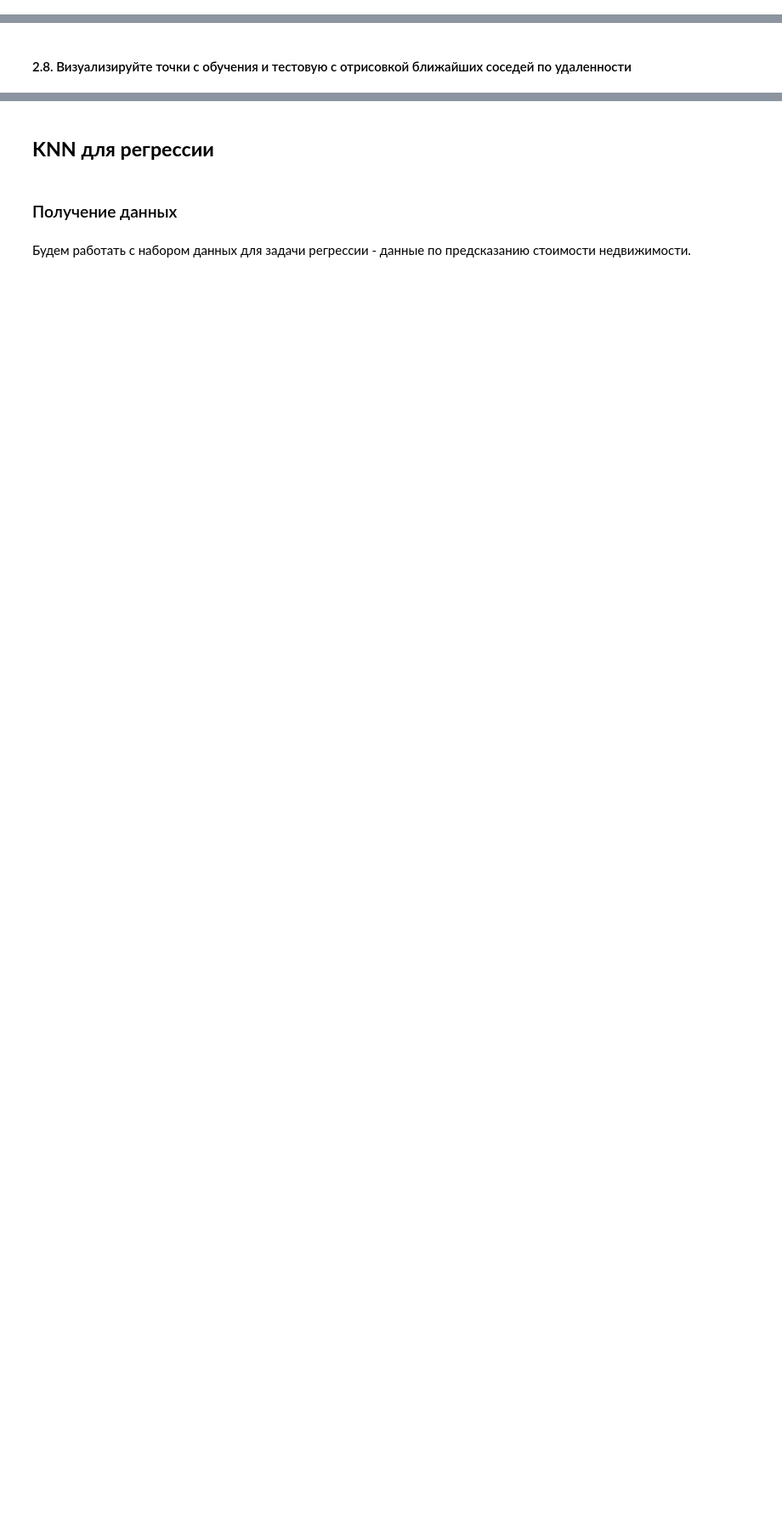
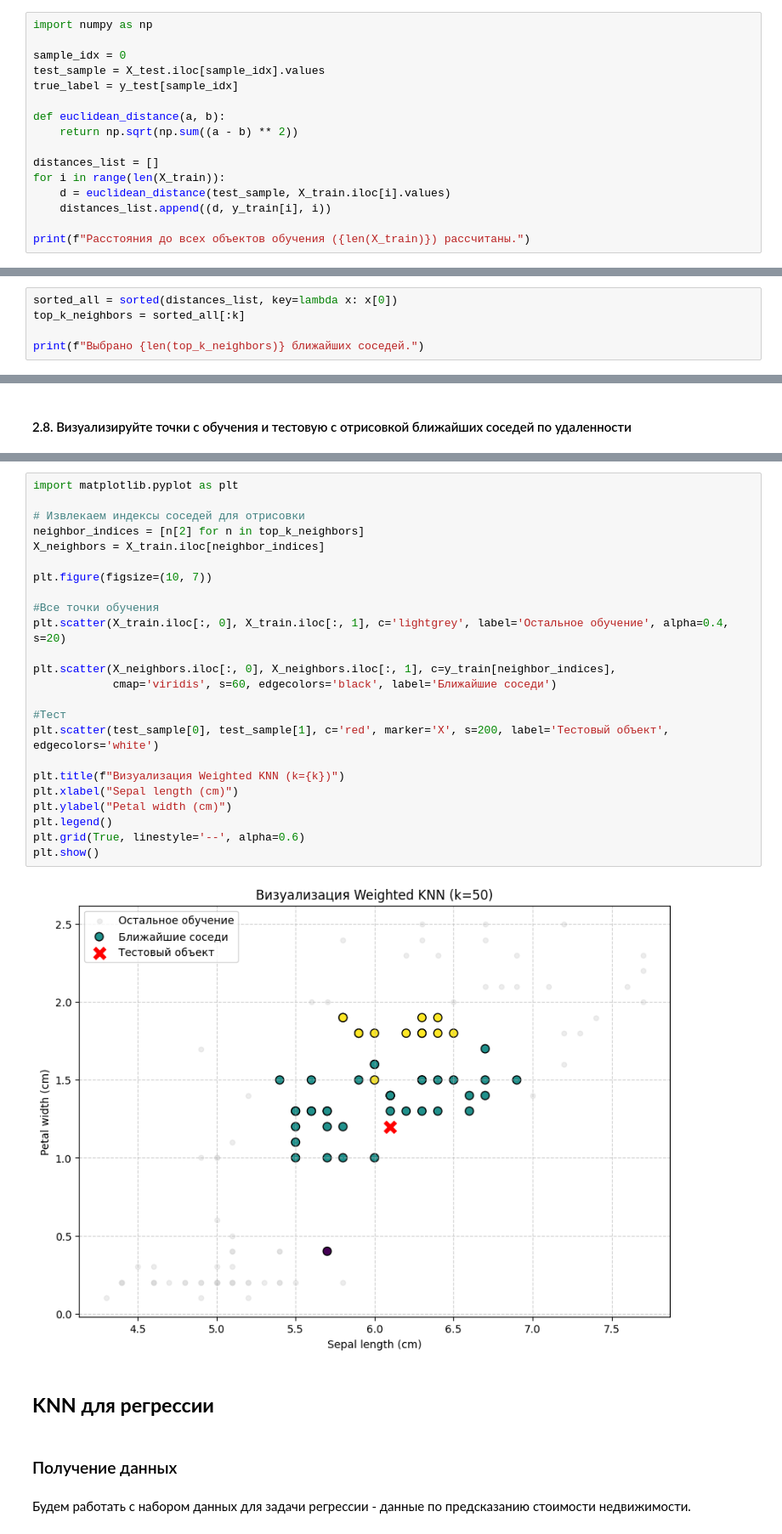
Before and after one commit to fruct49/ml_practice, a Jupyter notebook: Практическая_работа_4_Метод_K_ближайших_соседей.ipynb, the cells around one changed output, grey strips where cells are left out. Shown at 85% size. Cells and saved outputs as stored; diff of their text form; blank space fills up the shorter version.

```diff
--- a/Практическая_работа_4_Метод_K_ближайших_соседей.ipynb
+++ b/Практическая_работа_4_Метод_K_ближайших_соседей.ipynb
@@ -448,0 +611,16 @@ y
+# %%
+import numpy as np
+
+sample_idx = 0
+test_sample = X_test.iloc[sample_idx].values
+true_label = y_test[sample_idx]
+
+def euclidean_distance(a, b):
+    return np.sqrt(np.sum((a - b) ** 2))
+
+distances_list = []
+for i in range(len(X_train)):
+    d = euclidean_distance(test_sample, X_train.iloc[i].values)
+    distances_list.append((d, y_train[i], i))
+
+print(f"Расстояния до всех объектов обучения ({len(X_train)}) рассчитаны.")
@@ -452,0 +631,5 @@ y
+# %%
+sorted_all = sorted(distances_list, key=lambda x: x[0])
+top_k_neighbors = sorted_all[:k]
+
+print(f"Выбрано {len(top_k_neighbors)} ближайших соседей.")
@@ -471,3 +679,29 @@ y
+# %%
+import matplotlib.pyplot as plt
+
+# Извлекаем индексы соседей для отрисовки
+neighbor_indices = [n[2] for n in top_k_neighbors]
+X_neighbors = X_train.iloc[neighbor_indices]
+
+plt.figure(figsize=(10, 7))
+
+#Все точки обучения
+plt.scatter(X_train.iloc[:, 0], X_train.iloc[:, 1], c='lightgrey', label='Остальное обучение', alpha=0.4, s=20)
+
+plt.scatter(X_neighbors.iloc[:, 0], X_neighbors.iloc[:, 1], c=y_train[neighbor_indices],
+            cmap='viridis', s=60, edgecolors='black', label='Ближайшие соседи')
+
+#Тест
+plt.scatter(test_sample[0], test_sample[1], c='red', marker='X', s=200, label='Тестовый объект', edgecolors='white')
+
+plt.title(f"Визуализация Weighted KNN (k={k})")
+plt.xlabel("Sepal length (cm)")
+plt.ylabel("Petal width (cm)")
+plt.legend()
+plt.grid(True, linestyle='--', alpha=0.6)
+plt.show()
+# %% [output]
+[figure, added]
 # %% [markdown]
 ## **KNN для регрессии**
 # %% [markdown]
```
Also changed, not shown: parts of 48 cells of this notebook.
